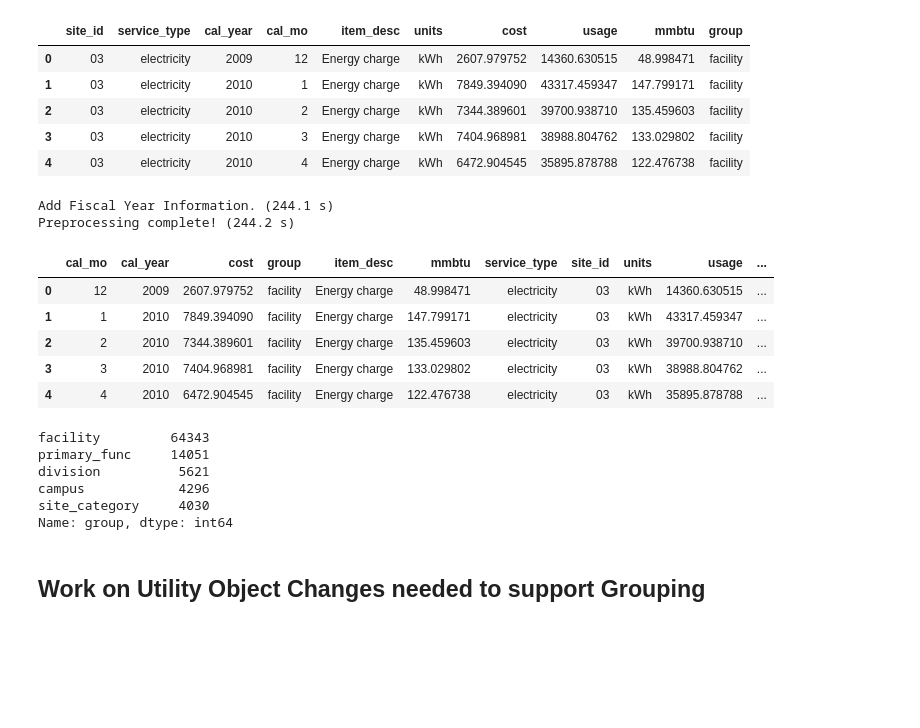
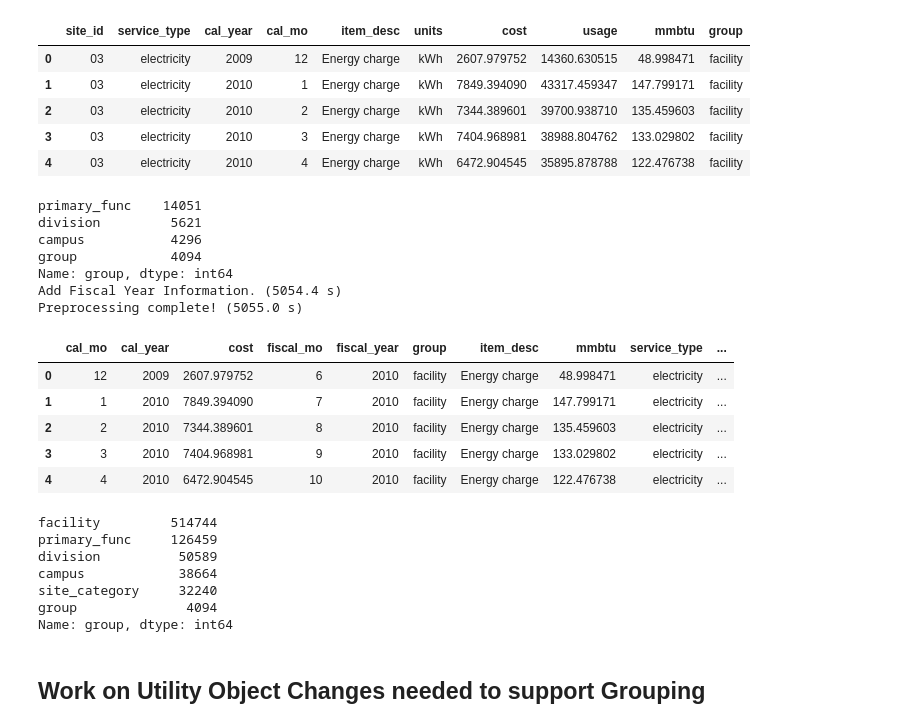
Before and after one commit to alanmitchell/fnsb-benchmark, a Jupyter notebook: testing/alan_upgrades.ipynb, the cells around one changed output. Cells and saved outputs as stored; diff of their text form; code cells hidden in the pictures; blank space fills up the shorter version.

Commit message:
Updated Preprocessing Routine to include Groups.

```diff
--- a/testing/alan_upgrades.ipynb
+++ b/testing/alan_upgrades.ipynb
@@ -189,7 +189,7 @@ class Dummy:
 settings = Dummy()
 settings.UTILITY_BILL_FILE_PATH = '/home/tabb99/fnsb_data/20190306_AllDataExport.CSV'
 settings.OTHER_DATA_DIR_PATH = '/home/tabb99/fnsb_data/'
-settings.ADDITIONAL_GROUPING_COLS = ['site_category', 'division', 'campus', 'primary_func']
+settings.ADDITIONAL_GROUPING_COLS = ['group', 'division', 'campus', 'primary_func']
 #settings.ADDITIONAL_GROUPING_COLS = ['campus']
 # %%
 """Loads and processes the Utility Bill data into a smaller and more usable
@@ -321,7 +321,7 @@ Add MMBtu Information. (203.0 s)
 | 3 | 03 | electricity | 2010 | 3 | Energy charge | kWh | 7404.968981 | 38988.804762 | 133.029802 | facility |
 | 4 | 03 | electricity | 2010 | 4 | Energy charge | kWh | 6472.904545 | 35895.878788 | 122.476738 | facility |
 # %%
-df_all_groups = dfu4.copy()
+df_all_groups = pd.DataFrame()
 # now create rows for the other grouping columns.
 for gp_col in settings.ADDITIONAL_GROUPING_COLS:
     dfu_gp = dfu4.copy()
@@ -342,38 +342,48 @@ for gp_col in settings.ADDITIONAL_GROUPING_COLS:
     dfu_gp2.reset_index(inplace=True)
     df_all_groups = pd.concat([df_all_groups, dfu_gp2], sort=True, ignore_index=True)
 
+print(df_all_groups.group.value_counts())
+# add these records to the prior list of facility records
+dfu4 = pd.concat([dfu4, df_all_groups], sort=True)
+
 # Add the fiscal year information
 msg('Add Fiscal Year Information.')
 fyr = []
 fmo = []
-for cyr, cmo in zip(df_all_groups.cal_year, df_all_groups.cal_mo):
+for cyr, cmo in zip(dfu4.cal_year, dfu4.cal_mo):
     fis_yr, fis_mo = bu.calendar_to_fiscal(cyr, cmo)
     fyr.append(fis_yr)
     fmo.append(fis_mo)
-df_all_groups['fiscal_year'] = fyr
-df_all_groups['fiscal_mo'] = fmo
+dfu4['fiscal_year'] = fyr
+dfu4['fiscal_mo'] = fmo
 
 msg('Preprocessing complete!')
 # %% [output]
-Add Fiscal Year Information. (244.1 s)
-Preprocessing complete! (244.2 s)
+primary_func    14051
+division         5621
+campus           4296
+group            4094
+Name: group, dtype: int64
+Add Fiscal Year Information. (5054.4 s)
+Preprocessing complete! (5055.0 s)
 # %%
-df_all_groups.head()
+dfu4.head()
 # %% [output]
-|  | cal_mo | cal_year | cost | group | item_desc | mmbtu | service_type | site_id | units | usage | ... |
-| 0 | 12 | 2009 | 2607.979752 | facility | Energy charge | 48.998471 | electricity | 03 | kWh | 14360.630515 | ... |
-| 1 | 1 | 2010 | 7849.394090 | facility | Energy charge | 147.799171 | electricity | 03 | kWh | 43317.459347 | ... |
-| 2 | 2 | 2010 | 7344.389601 | facility | Energy charge | 135.459603 | electricity | 03 | kWh | 39700.938710 | ... |
-| 3 | 3 | 2010 | 7404.968981 | facility | Energy charge | 133.029802 | electricity | 03 | kWh | 38988.804762 | ... |
-| 4 | 4 | 2010 | 6472.904545 | facility | Energy charge | 122.476738 | electricity | 03 | kWh | 35895.878788 | ... |
+|  | cal_mo | cal_year | cost | fiscal_mo | fiscal_year | group | item_desc | mmbtu | service_type | ... |
+| 0 | 12 | 2009 | 2607.979752 | 6 | 2010 | facility | Energy charge | 48.998471 | electricity | ... |
+| 1 | 1 | 2010 | 7849.394090 | 7 | 2010 | facility | Energy charge | 147.799171 | electricity | ... |
+| 2 | 2 | 2010 | 7344.389601 | 8 | 2010 | facility | Energy charge | 135.459603 | electricity | ... |
+| 3 | 3 | 2010 | 7404.968981 | 9 | 2010 | facility | Energy charge | 133.029802 | electricity | ... |
+| 4 | 4 | 2010 | 6472.904545 | 10 | 2010 | facility | Energy charge | 122.476738 | electricity | ... |
 # %%
-df_all_groups.group.value_counts()
+dfu4.group.value_counts()
 # %% [output]
-facility         64343
-primary_func     14051
-division          5621
-campus            4296
-site_category     4030
+facility         514744
+primary_func     126459
+division          50589
+campus            38664
+site_category     32240
+group              4094
 Name: group, dtype: int64
 # %% [markdown]
 ## Work on Utility Object Changes needed to support Grouping
```
Also changed, not shown: 2 other files.
